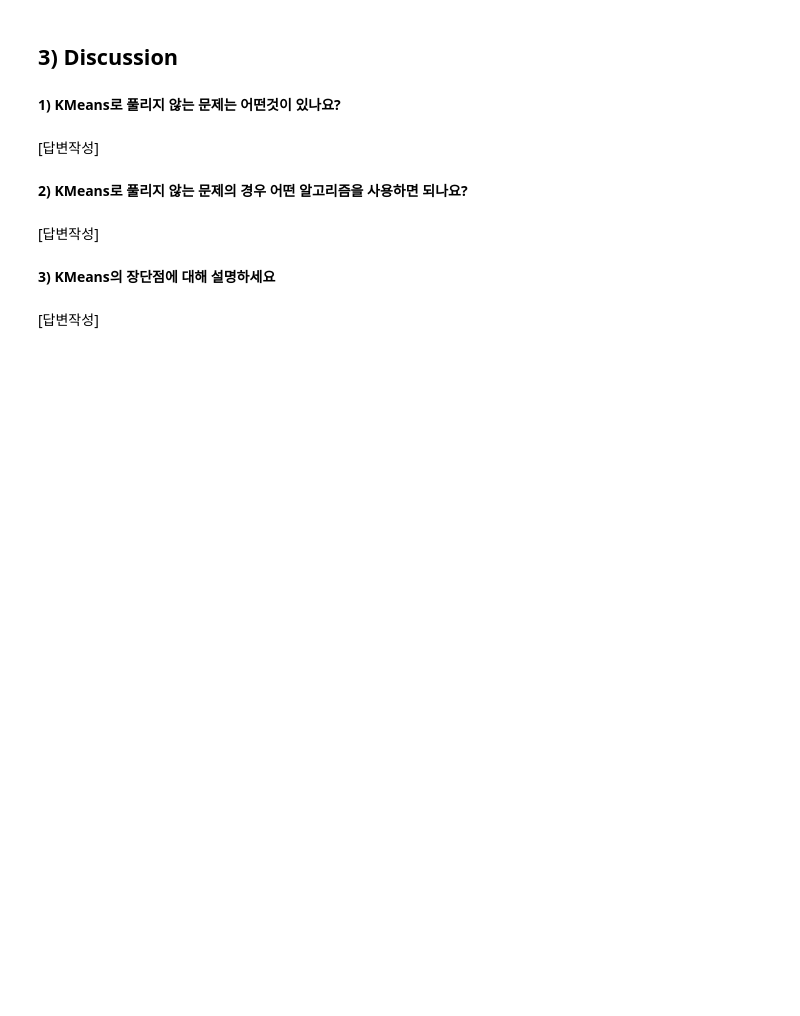
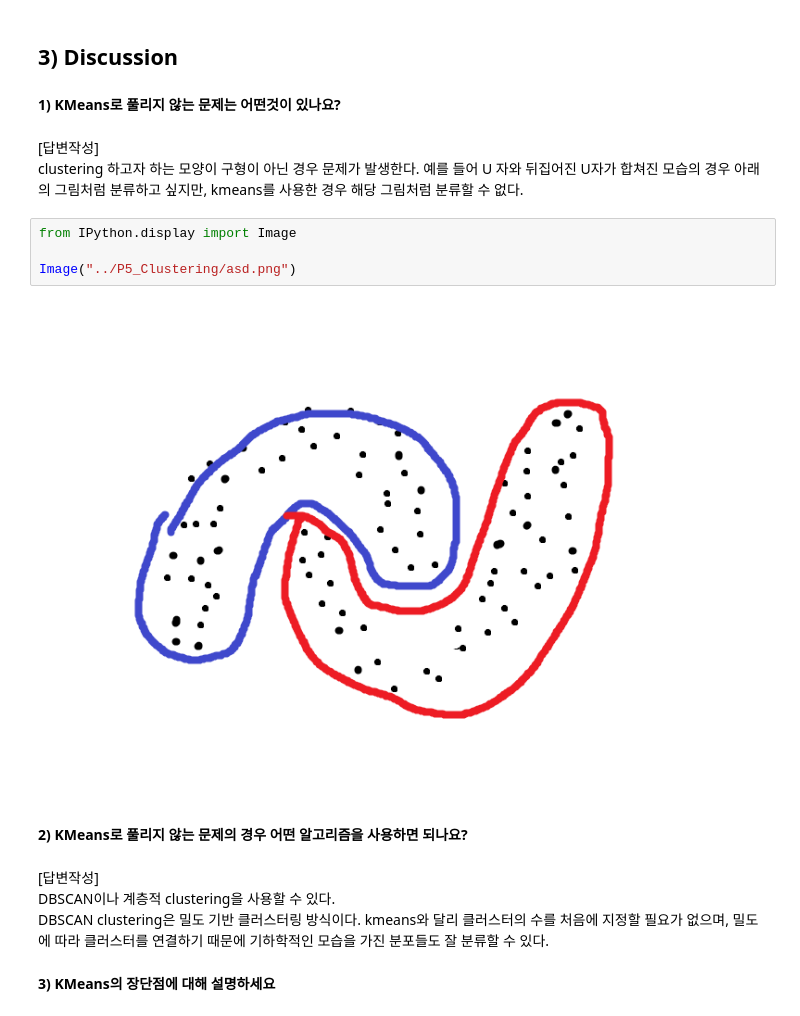
Before and after one commit to GbLeem/ML_Assignment, a Jupyter notebook: P5_Clustering/P5-Clustering_K-Means.ipynb, the cells around one changed output. Drawn from its saved outputs; the diff is of its cells as text; blank space fills up the shorter version.

```diff
--- a/P5_Clustering/P5-Clustering_K-Means.ipynb
+++ b/P5_Clustering/P5-Clustering_K-Means.ipynb
@@ -303,13 +303,21 @@ plt.show()
 ## 3) Discussion
 # %% [markdown]
 **1) KMeans로 풀리지 않는 문제는 어떤것이 있나요?**
-# %% [markdown]
-[답변작성]
+# %% [markdown]
+[답변작성] <br/>
+clustering 하고자 하는 모양이 구형이 아닌 경우 문제가 발생한다.
+예를 들어 U 자와 뒤집어진 U자가 합쳐진 모습의 경우 아래의 그림처럼 분류하고 싶지만, kmeans를 사용한 경우 해당 그림처럼 분류할 수 없다.
+# %%
+from IPython.display import Image
+
+Image("../P5_Clustering/asd.png")
+# %% [output]
+[figure, added]
 # %% [markdown]
 **2) KMeans로 풀리지 않는 문제의 경우 어떤 알고리즘을 사용하면 되나요?**
-# %% [markdown]
-[답변작성]
+# %% [markdown]
+[답변작성] <br/>
+DBSCAN이나 계층적 clustering을 사용할 수 있다.<br/>
+DBSCAN clustering은 밀도 기반 클러스터링 방식이다. kmeans와 달리 클러스터의 수를 처음에 지정할 필요가 없으며, 밀도에 따라 클러스터를 연결하기 때문에 기하학적인 모습을 가진 분포들도 잘 분류할 수 있다.
 # %% [markdown]
 **3) KMeans의 장단점에 대해 설명하세요**
-# %% [markdown]
-[답변작성]
```
Also changed, not shown: parts of 8 cells of this notebook, 2 other files.
